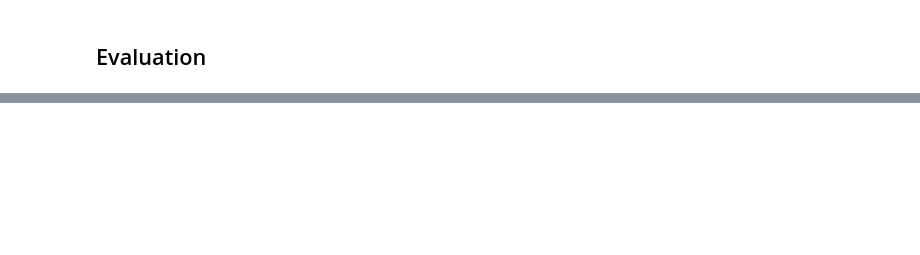
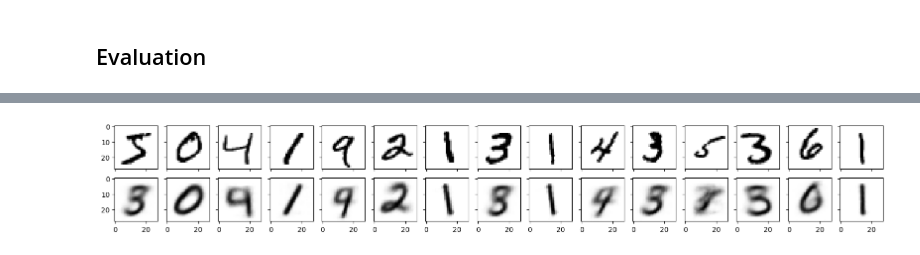
Before and after one commit to sfarrukhm/genAI, a Jupyter notebook: VAE.ipynb, the cells around one changed output, grey strips where cells are left out. Saved outputs shown, nothing was run; the diff lists cells and outputs as text; code cells hidden in the pictures; blank space fills up the shorter version.

```diff
--- a/VAE.ipynb
+++ b/VAE.ipynb
@@ -68,4 +136,18 @@ Image label dimensions: torch.Size([256])
 tensor([5, 0, 4, 1, 9, 2, 1, 3, 1, 4])
 # %% [markdown]
 ## Model
+# %%
+class Reshape(nn.Module):
+    def __init__(self, *args):
+        super().__init__()
+        self.shape=args
+    def forward(self,x):
+        return x.view(self.shape)
+class Trim(nn.Module):
+    def __init__(self, *args):
+        super().__init__()
+        self.trim_shape=args
+    def forward(self,x):
+        h,w=self.trim_shape
+        return x[:,:,:h,:w]
 # %%
@@ -228,7 +285,7 @@ device=torch.device('cuda' if torch.cuda.is_available() else 'cpu')
 model=VAE()
 model.to(device)
 optimizer = torch.optim.Adam(params=model.parameters(), lr = 0.0005)
-save_path='/content/drive/MyDrive/model_params/model_vae.pt'
+save_path='/content/drive/MyDrive/deep_generative_models/trained_models/vae_mnist_v1.pt'
 
 log_dict = train_vae(num_epochs=50, model=model,
                         optimizer=optimizer, device=device,
@@ -240,6 +297,6 @@ log_dict = train_vae(num_epochs=50, model=model,
 
 import pickle
 
-# Save the list of tensors to a file
+# # Save the list of tensors to a file
 with open(r'/content/drive/MyDrive/model_params/log_dict_vae_mnist.pkl', 'wb') as file:
     pickle.dump(log_dict, file)
@@ -273,0 +305,9 @@ dict_keys(['train_combined_loss_per_epoch', 'train_combined_loss_per_batch', 'tr
+# %%
+torch.manual_seed(2342)
+device = torch.device('cpu') # Explicitly set the device to CPU
+
+model = VAE()
+model.to(device)  # Load the model to the specified device (CPU in this case)
+model.load_state_dict(torch.load(save_path, map_location=device)) # Load the state_dict, mapping to the specified device
+log_dict=torch.load(save_path, map_location=device)
+log_dict.keys()
@@ -359,15 +419,0 @@ def plot_latent_space_with_labels(num_classes, data_loader, encoding_fn, device)
-# %%
-save_path=r'/content/drive/MyDrive/model_params/model_vae.pt'
-device=torch.device('cuda' if torch.cuda.is_available() else 'cpu')
-model = VAE()
-model.to(device)
-model.load_state_dict(torch.load(save_path))
-model.eval()
-plot_latent_space_with_labels(
-    num_classes=10,
-    data_loader=train_loader,
-    encoding_fn=model.encoding_fn,
-    device=device)
-
-plt.legend()
-plt.show()
@@ -385,0 +420,4 @@ plt.show()
+# %%
+plot_generated_images(data_loader=train_loader, model=model, device=device, modeltype='VAE')
+# %% [output]
+[figure, added]
```
Also changed, not shown: parts of 15 cells of this notebook.
